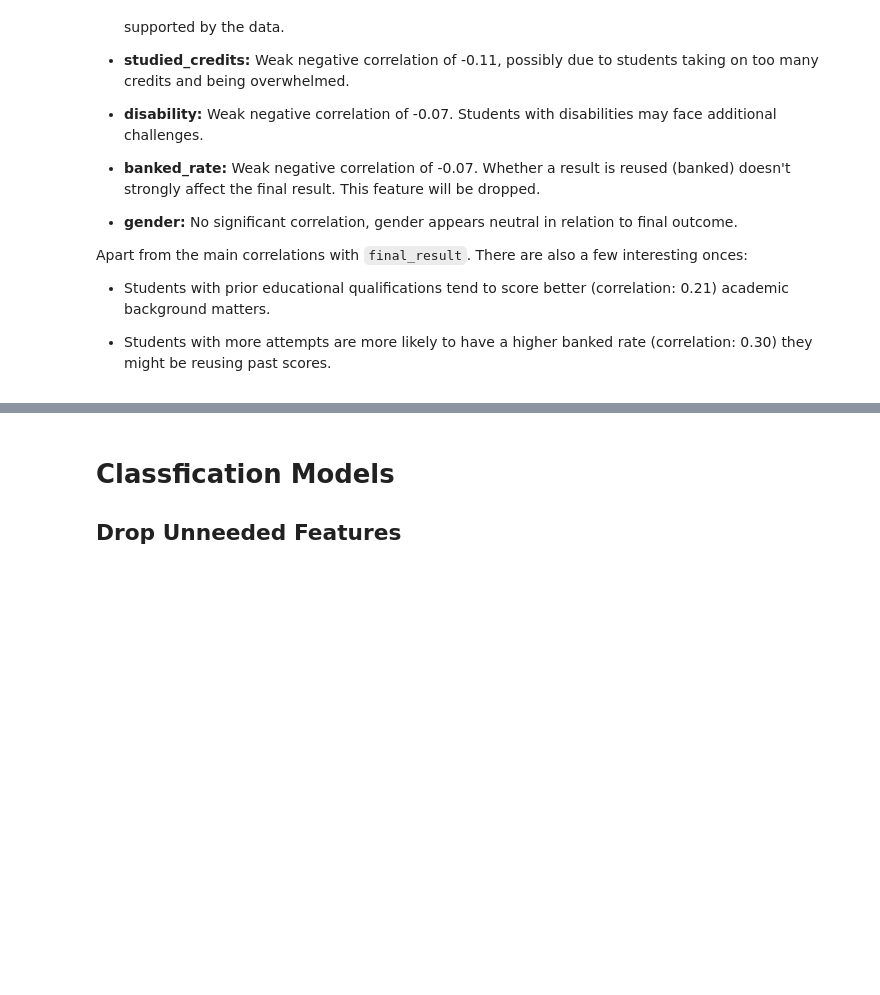
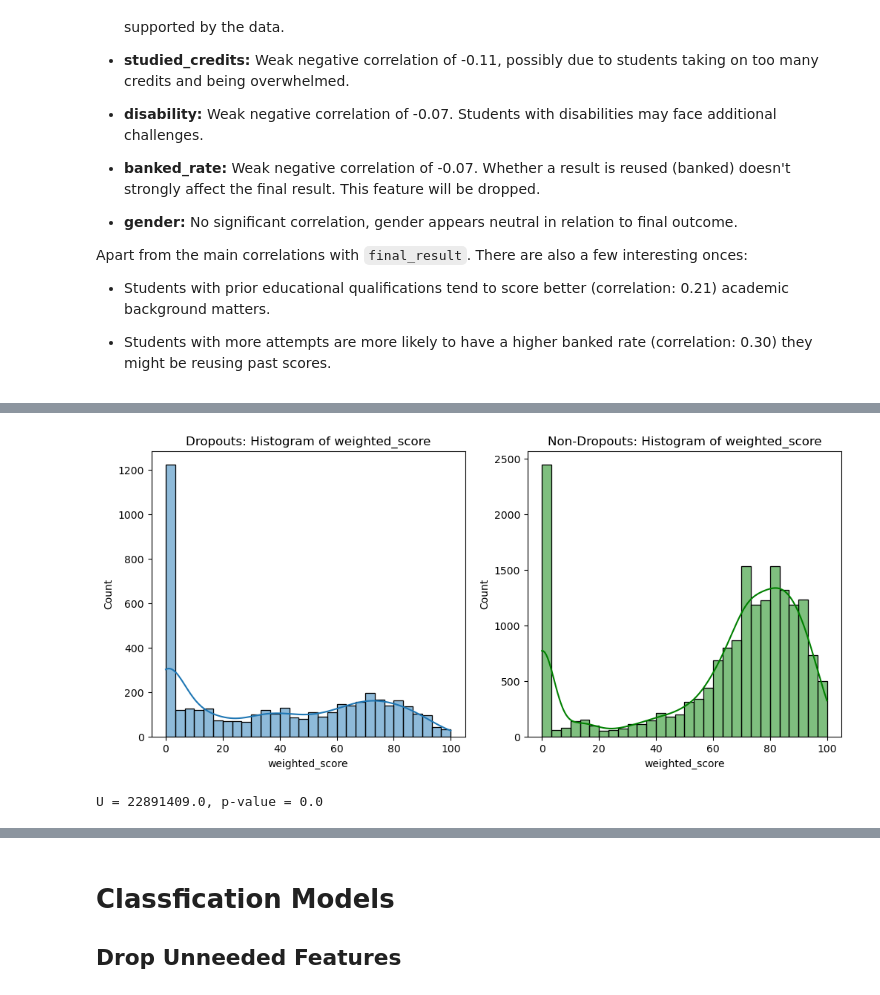
Before and after one commit to MScProjs/MScProject2025-Ali-Suhail, a Jupyter notebook: codes/models.ipynb, the cells around one changed output, grey strips where cells are left out. Saved outputs shown, nothing was run; the diff lists cells and outputs as text; code cells hidden in the pictures; blank space fills up the shorter version.

```diff
--- a/codes/models.ipynb
+++ b/codes/models.ipynb
@@ -4156,0 +4199,22 @@ Apart from the main correlations with `final_result`. There are also a few inter
+# %%
+# Separate groups.
+dropouts_weighted_score = train_early[train_early['final_result'] == 0]['weighted_score']
+non_dropouts_weighted_score = train_early[train_early['final_result'] != 0]['weighted_score']
+
+# Plot histograms.
+plt.figure(figsize=(12, 5))
+plt.subplot(1, 2, 1)
+sns.histplot(dropouts_weighted_score, kde=True, bins=30)
+plt.title('Dropouts: Histogram of weighted_score')
+plt.subplot(1, 2, 2)
+sns.histplot(non_dropouts_weighted_score, kde=True, bins=30, color='green')
+plt.title('Non-Dropouts: Histogram of weighted_score')
+plt.show()
+# %% [output]
+[figure, added]
+# %%
+# Test (weighted_score is non-normal, we use Mann–Whitney U.).
+stat_weighted_score, p_value_weighted_score = mannwhitneyu(dropouts_weighted_score, non_dropouts_weighted_score, alternative='two-sided')
+print(f"U = {stat_weighted_score}, p-value = {p_value_weighted_score}")
+# %% [output]
+U = 22891409.0, p-value = 0.0
```
Also changed, not shown: parts of 50 cells of this notebook, 29 other files.
